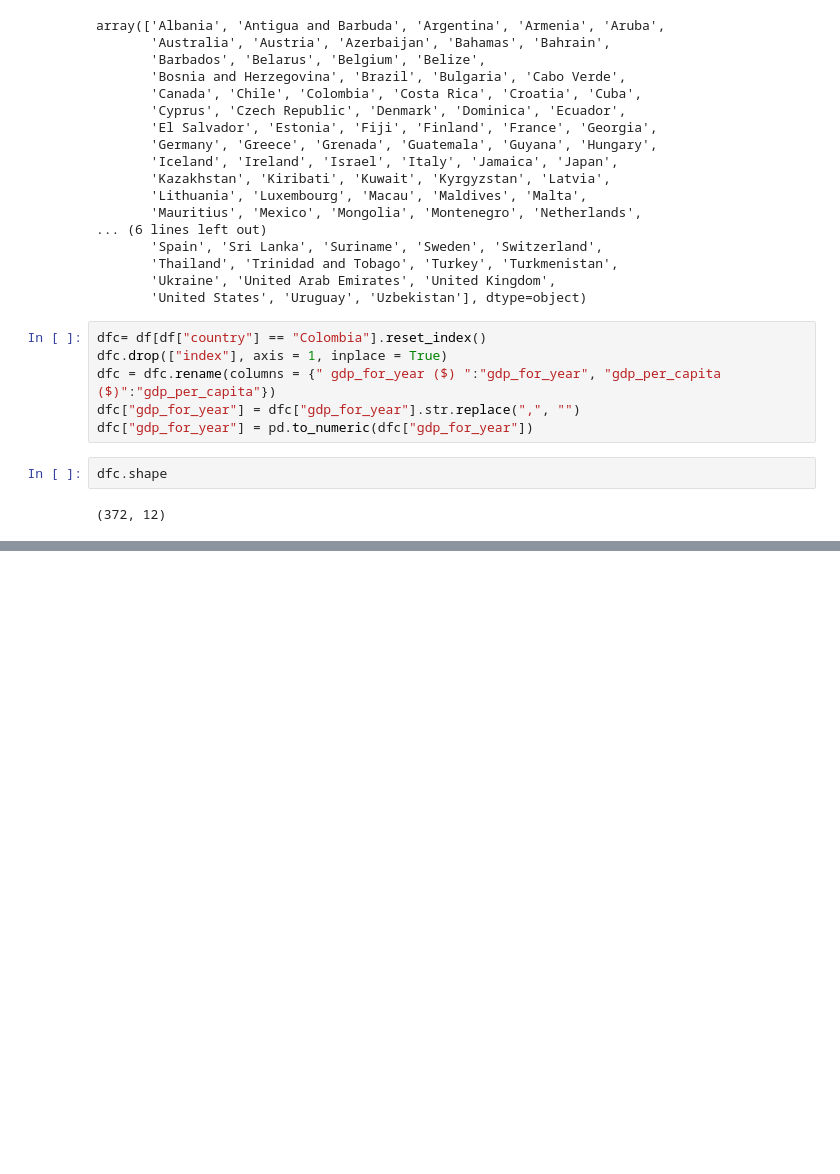
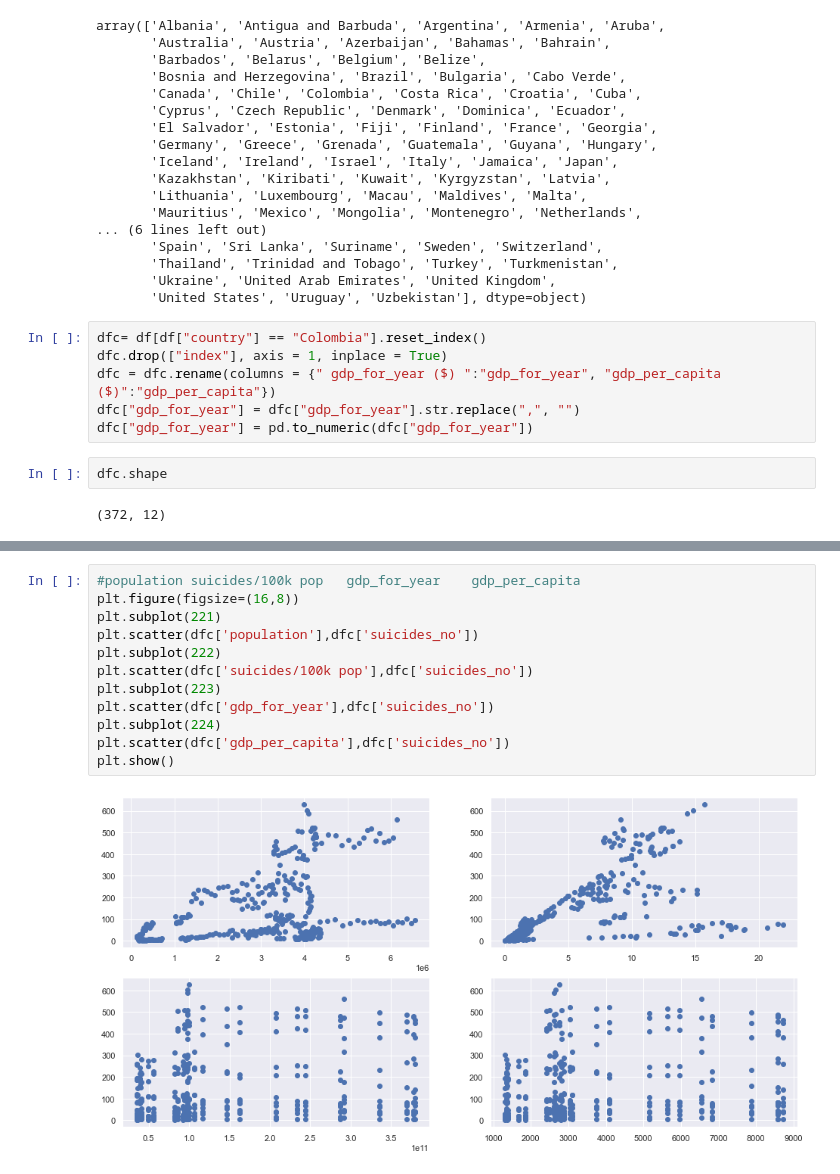
Before and after one commit to Dave0995/Viz-work, a Jupyter notebook: trabajo-viz.ipynb, the cells around one changed output, grey strips where cells are left out. Saved outputs shown, nothing was run; the diff lists cells and outputs as text; blank space fills up the shorter version.

```diff
--- a/trabajo-viz.ipynb
+++ b/trabajo-viz.ipynb
@@ -72,0 +133,14 @@ dfc[dfc["year"] == 1985]
+# %%
+#population	suicides/100k pop	gdp_for_year	gdp_per_capita
+plt.figure(figsize=(16,8))
+plt.subplot(221)
+plt.scatter(dfc['population'],dfc['suicides_no'])
+plt.subplot(222)
+plt.scatter(dfc['suicides/100k pop'],dfc['suicides_no'])
+plt.subplot(223)
+plt.scatter(dfc['gdp_for_year'],dfc['suicides_no'])
+plt.subplot(224)
+plt.scatter(dfc['gdp_per_capita'],dfc['suicides_no'])
+plt.show()
+# %% [output]
+[figure, added]
```
Also changed, not shown: parts of 12 cells of this notebook, 2 other files.
